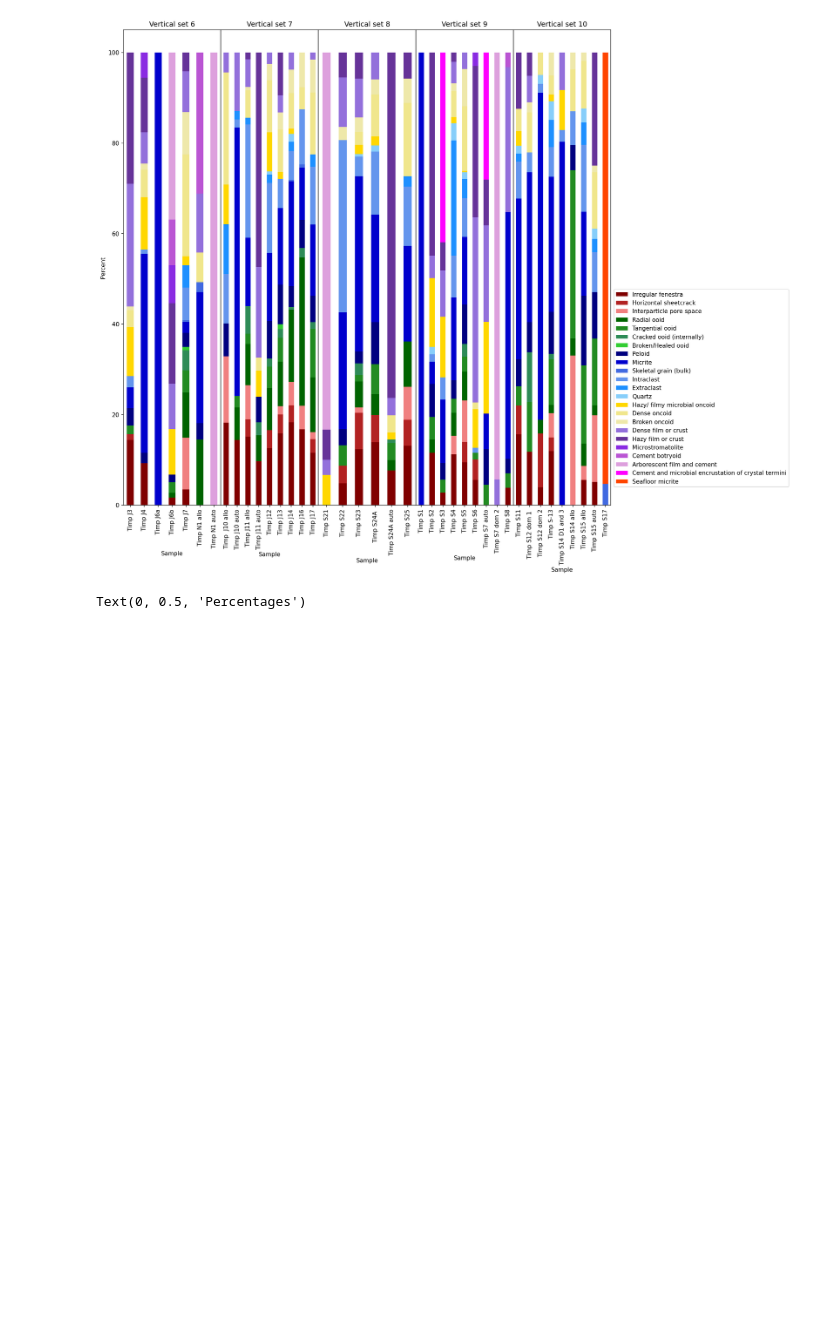
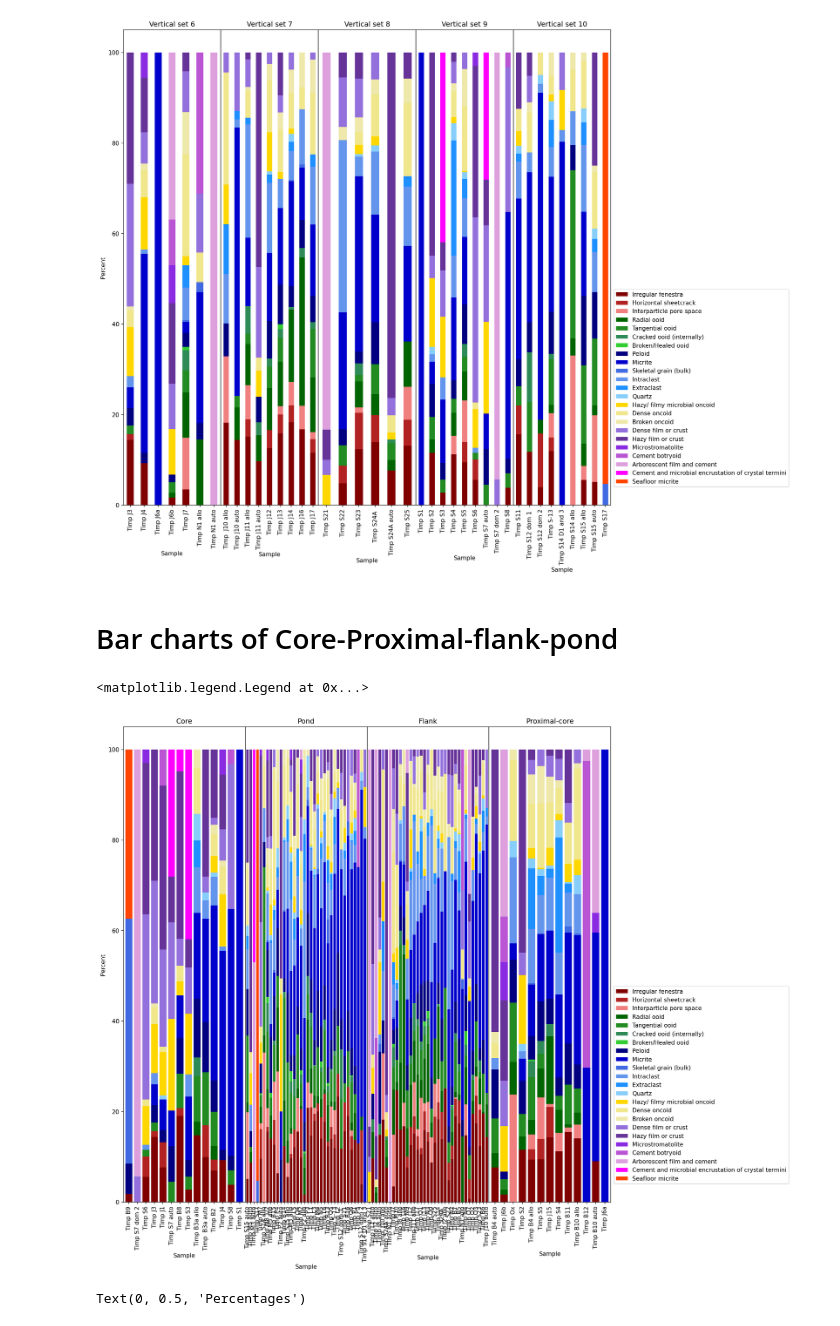
Before and after one commit to Bryozoan/MountJoy, a Jupyter notebook: Timpaweap 1st Order Trend Plots.ipynb, the cells around one changed output. Cells and saved outputs as stored; diff of their text form; code cells hidden in the pictures; blank space fills up the shorter version.

```diff
--- a/Timpaweap 1st Order Trend Plots.ipynb
+++ b/Timpaweap 1st Order Trend Plots.ipynb
@@ -235,6 +263,62 @@ plt.legend(bbox_to_anchor =(1, .46))
 # %% [output]
 <matplotlib.legend.Legend at 0x...>
 [figure]
+# %% [markdown]
+# Bar charts of Core-Proximal-flank-pond
+# %%
+#set up the color groupings
+data = {'col':['maroon','firebrick','lightcoral','darkgreen','forestgreen','seagreen','limegreen',\
+               'navy','mediumblue','royalblue','cornflowerblue','dodgerblue','lightskyblue','gold',\
+               'khaki','palegoldenrod','mediumpurple','rebeccapurple','blueviolet','mediumorchid',\
+               'plum','magenta','orangered']}
+sym = pd.DataFrame(data)
+
+#set up figure axis
+fig, ax = plt.subplots(nrows=1,ncols=4,figsize=(15,15))
+
+fig.subplots_adjust(wspace=0,)
+
+
+lat1 = dfNorm.where(dfNorm['MorphologyV2'].eq("Core"))
+lat2 = dfNorm.where(dfNorm['MorphologyV2'].eq('Pond'))
+lat3 = dfNorm.where(dfNorm['MorphologyV2'].eq('Flank'))
+lat4 = dfNorm.where(dfNorm['MorphologyV2'].eq('Prox'))
+#lat5 = dfNorm.where(dfNorm['Lateral Index'].eq(5))
+
+#drop nans -- this step is not working otherwise this is good to go
+lat1d = lat1.dropna(subset=['Sample'])
+lat2d = lat2.dropna(subset=['Sample'])
+lat3d = lat3.dropna(subset=['Sample'])
+lat4d = lat4.dropna(subset=['Sample'])
+
+
+#order based on sample location
+lat1d = lat1d.sort_values(by=['Micrite'])
+lat2d = lat2d.sort_values(by=['Micrite'])
+lat3d = lat3d.sort_values(by=['Micrite'])
+lat4d = lat4d.sort_values(by=['Micrite'])
+
+#drop sort order columns
+lat1d = lat1d.drop(columns=['Lateral Sort order', 'Vertical Sort Order'])
+lat2d = lat2d.drop(columns=['Lateral Sort order', 'Vertical Sort Order'])
+lat3d = lat3d.drop(columns=['Lateral Sort order', 'Vertical Sort Order'])
+lat4d = lat4d.drop(columns=['Lateral Sort order', 'Vertical Sort Order'])
+
+#plot
+lat1d.plot.bar(x='Sample', stacked=True, ax=ax[0], legend=False, color=sym['col'],\
+               title='Core', ylabel='Percent', width=0.8)
+lat2d.plot.bar(x='Sample', stacked=True,ax=ax[1], legend=False, color=sym['col'],\
+               title='Pond', yticks=[], width=0.8)
+lat3d.plot.bar(x='Sample', stacked=True,ax=ax[2], legend=False, color=sym['col'],\
+               title='Flank', yticks=[], width=0.8)
+lat4d.plot.bar(x='Sample', stacked=True,ax=ax[3], legend=False, color=sym['col'],\
+               title='Proximal-core', yticks=[], width=0.8)
+#lat5d.plot.bar(x='Sample', stacked=True,ax=ax[4], legend=False)
+
+plt.legend(bbox_to_anchor =(1, .46))
+# %% [output]
+<matplotlib.legend.Legend at 0x...>
+[figure, added]
 # %%
 data = {'col':['b','r','g','c','m','blueviolet','teal','palevioletred','gold',\
                       'darkgreen'],'mark':['o','s','^','p','*','d','X','>','<','v']}
```
Also changed, not shown: parts of 5 cells of this notebook, 1 other file.
